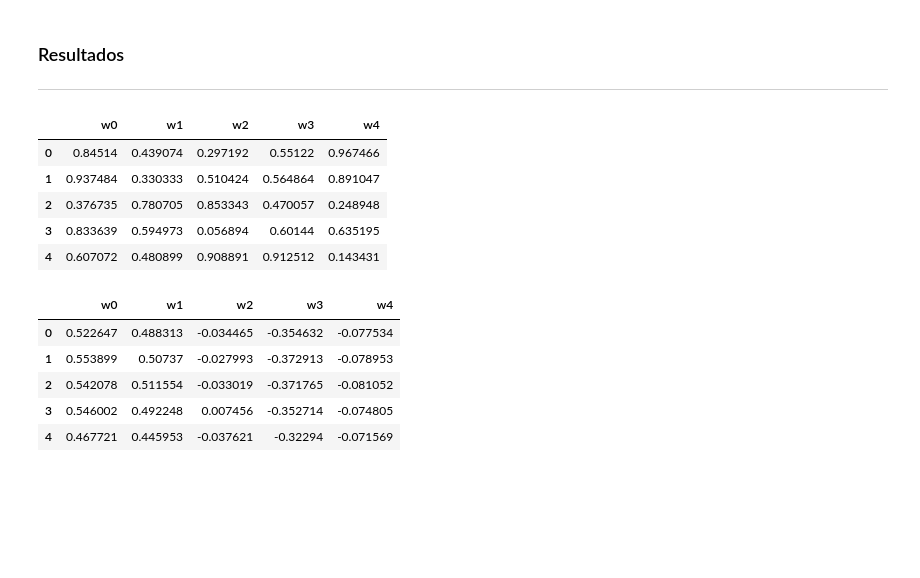
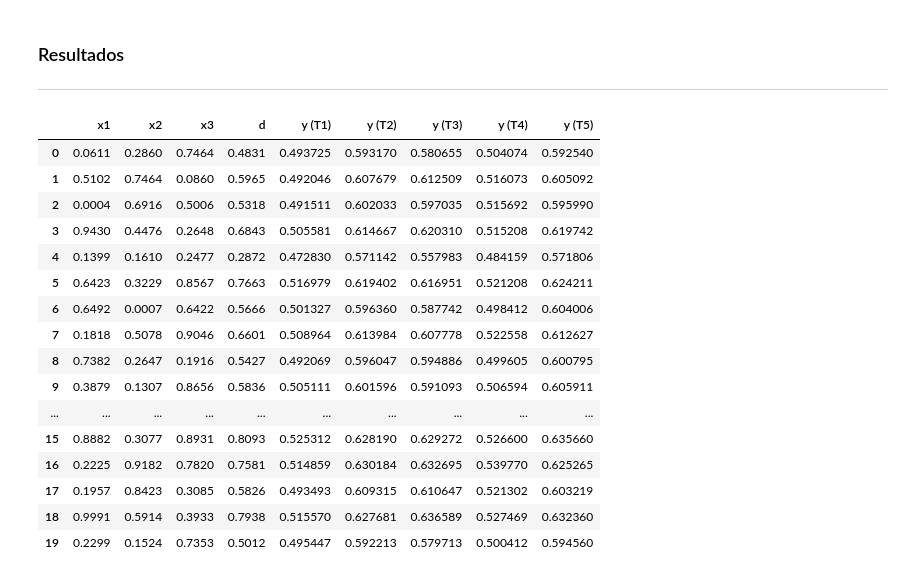
Before and after one commit to matthewz5/exercicios_praticos_RedesNeuraisArtificiais, a Jupyter notebook: Projeto_5.8_MLP/Projeto_1_5.8_MLP.ipynb, the cells around one changed output. Cells and saved outputs as stored; diff of their text form; code cells hidden in the pictures; blank space fills up the shorter version.

```diff
--- a/Projeto_5.8_MLP/Projeto_1_5.8_MLP.ipynb
+++ b/Projeto_5.8_MLP/Projeto_1_5.8_MLP.ipynb
@@ -400,5 +418,5 @@ len(d_teste)
 # %%
-def teste(X_teste, d_teste, W_1_bp, W_2_bp, beta):
+def teste(X_teste, d_teste, lista_W_1_bp, lista_W_2_bp, beta):
 
     # Vetor de erros
     erro = np.zeros(5)
@@ -414,7 +432,7 @@ def teste(X_teste, d_teste, W_1_bp, W_2_bp, beta):
     for n_teste in range(5):
 
         print('-'*30)
-        print(f'Teste numero: {n_teste}')
+        print(f'Teste numero: {n_teste + 1}')
         print('-'*30)
 
         #######################
@@ -423,13 +441,18 @@ def teste(X_teste, d_teste, W_1_bp, W_2_bp, beta):
 
         # entradas I_1 e saida Y_1 da camada 1
 
-        I_1 = X_teste.dot(lista_Wi_1[n_teste].T)
+        I_1 = X_teste.dot(lista_W_1_bp[n_teste].T)
 
         Y_1 = func_ativacao(I_1, beta)
 
+        # Adicao do bias
+        Y_1 = pd.DataFrame(Y_1)
+        Y_1['bias'] = -1
+        Y_1 = np.array(Y_1)
+
         # entrada I_2 e saida Y_2 da camada 2 de saída
 
-        I_2 = (I_1).dot(lista_Wi_2[n_teste].T)
+        I_2 = (Y_1).dot(lista_W_2_bp[n_teste].T)
 
         Y_2 = func_ativacao(I_2, beta)
 
@@ -441,11 +464,10 @@ def teste(X_teste, d_teste, W_1_bp, W_2_bp, beta):
 
         print(f'Erro Relativo Médio = {erro[n_teste]}')
         print(f'Variancia = {variancia[n_teste]}')
-        print(Y_2.T)
 
         lista_Y_2.append(Y_2)
 
     return lista_Y_2
 # %%
-previsar_RNA_58 = teste(X_teste, d_teste, W_1_bp, W_2_bp, 0.5)
+previsar_RNA_58 = teste(X_teste, d_teste, lista_W_1_bp, lista_W_2_bp, 0.75)
 # %% [output]
@@ -561,21 +492,29 @@ Teste numero: 4
 ### Resultados
 
 ---
-# %%
-pesos_inicias
-# %% [output]
-|  | w0 | w1 | w2 | w3 | w4 |
-| 0 | 0.84514 | 0.439074 | 0.297192 | 0.55122 | 0.967466 |
-| 1 | 0.937484 | 0.330333 | 0.510424 | 0.564864 | 0.891047 |
-| 2 | 0.376735 | 0.780705 | 0.853343 | 0.470057 | 0.248948 |
-| 3 | 0.833639 | 0.594973 | 0.056894 | 0.60144 | 0.635195 |
-| 4 | 0.607072 | 0.480899 | 0.908891 | 0.912512 | 0.143431 |
-# %%
-pesos_finais
-# %% [output]
-|  | w0 | w1 | w2 | w3 | w4 |
-| 0 | 0.522647 | 0.488313 | -0.034465 | -0.354632 | -0.077534 |
-| 1 | 0.553899 | 0.50737 | -0.027993 | -0.372913 | -0.078953 |
-| 2 | 0.542078 | 0.511554 | -0.033019 | -0.371765 | -0.081052 |
-| 3 | 0.546002 | 0.492248 | 0.007456 | -0.352714 | -0.074805 |
-| 4 | 0.467721 | 0.445953 | -0.037621 | -0.32294 | -0.071569 |
+# %%
+resultados = data_teste.copy()
+# %%
+for i, matriz in enumerate(previsar_RNA_58):
+
+    resultados[f'y (T{i+1})'] = matriz
+# %%
+resultados
+# %% [output]
+|  | x1 | x2 | x3 | d | y (T1) | y (T2) | y (T3) | y (T4) | y (T5) |
+| 0 | 0.0611 | 0.2860 | 0.7464 | 0.4831 | 0.493725 | 0.593170 | 0.580655 | 0.504074 | 0.592540 |
+| 1 | 0.5102 | 0.7464 | 0.0860 | 0.5965 | 0.492046 | 0.607679 | 0.612509 | 0.516073 | 0.605092 |
+| 2 | 0.0004 | 0.6916 | 0.5006 | 0.5318 | 0.491511 | 0.602033 | 0.597035 | 0.515692 | 0.595990 |
+| 3 | 0.9430 | 0.4476 | 0.2648 | 0.6843 | 0.505581 | 0.614667 | 0.620310 | 0.515208 | 0.619742 |
+| 4 | 0.1399 | 0.1610 | 0.2477 | 0.2872 | 0.472830 | 0.571142 | 0.557983 | 0.484159 | 0.571806 |
+| 5 | 0.6423 | 0.3229 | 0.8567 | 0.7663 | 0.516979 | 0.619402 | 0.616951 | 0.521208 | 0.624211 |
+| 6 | 0.6492 | 0.0007 | 0.6422 | 0.5666 | 0.501327 | 0.596360 | 0.587742 | 0.498412 | 0.604006 |
+| 7 | 0.1818 | 0.5078 | 0.9046 | 0.6601 | 0.508964 | 0.613984 | 0.607778 | 0.522558 | 0.612627 |
+| 8 | 0.7382 | 0.2647 | 0.1916 | 0.5427 | 0.492069 | 0.596047 | 0.594886 | 0.499605 | 0.600795 |
+| 9 | 0.3879 | 0.1307 | 0.8656 | 0.5836 | 0.505111 | 0.601596 | 0.591093 | 0.506594 | 0.605911 |
+| ... | ... | ... | ... | ... | ... | ... | ... | ... | ... |
+| 15 | 0.8882 | 0.3077 | 0.8931 | 0.8093 | 0.525312 | 0.628190 | 0.629272 | 0.526600 | 0.635660 |
+| 16 | 0.2225 | 0.9182 | 0.7820 | 0.7581 | 0.514859 | 0.630184 | 0.632695 | 0.539770 | 0.625265 |
+| 17 | 0.1957 | 0.8423 | 0.3085 | 0.5826 | 0.493493 | 0.609315 | 0.610647 | 0.521302 | 0.603219 |
+| 18 | 0.9991 | 0.5914 | 0.3933 | 0.7938 | 0.515570 | 0.627681 | 0.636589 | 0.527469 | 0.632360 |
+| 19 | 0.2299 | 0.1524 | 0.7353 | 0.5012 | 0.495447 | 0.592213 | 0.579713 | 0.500412 | 0.594560 |
```
Also changed, not shown: parts of 15 cells of this notebook, 11 other files.
